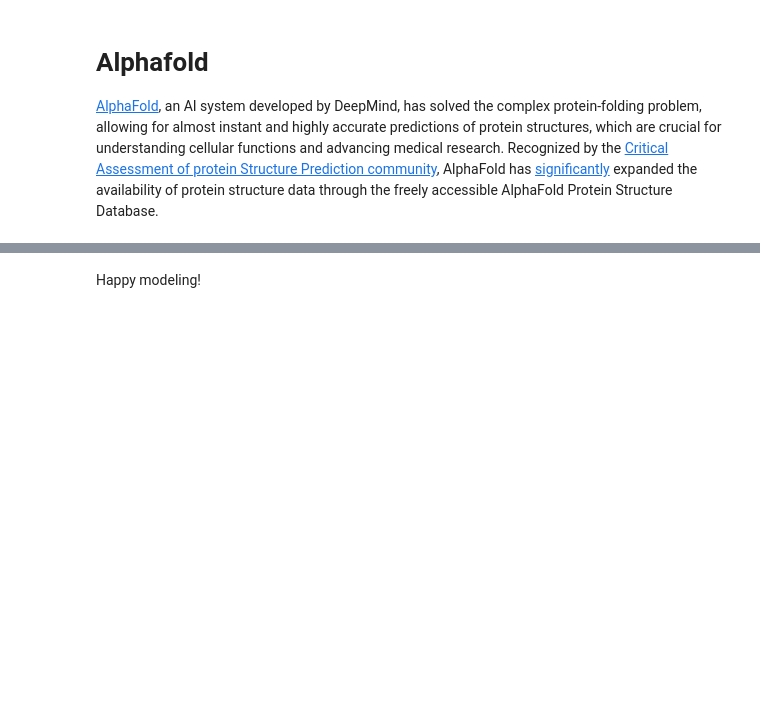
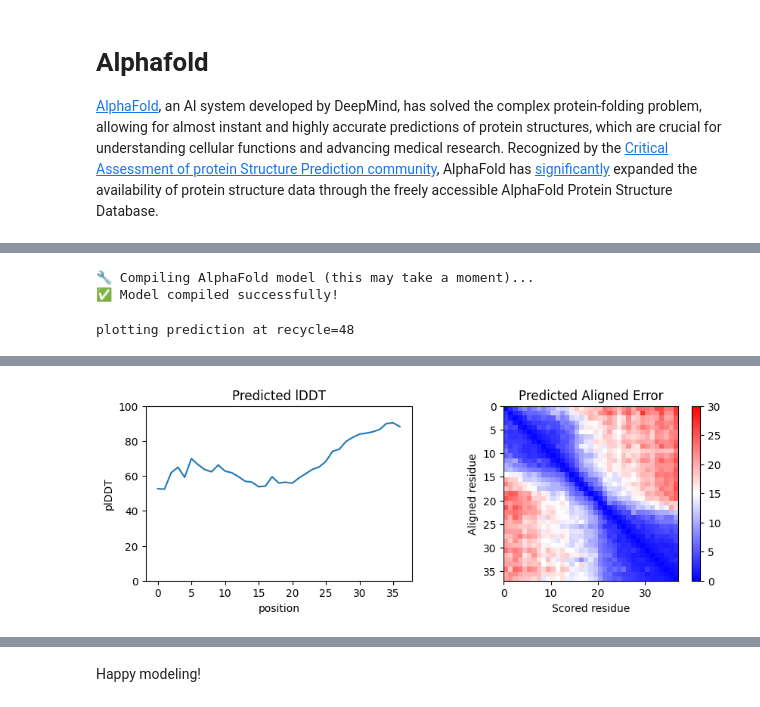
Before and after one commit to LeonBat/Structural-Bioinformatics, a Jupyter notebook: ex02/ex02.ipynb, the cells around one changed output, grey strips where cells are left out. Cells and saved outputs as stored; diff of their text form; code cells hidden in the pictures; blank space fills up the shorter version.

```diff
--- a/ex02/ex02.ipynb
+++ b/ex02/ex02.ipynb
@@ -739,7 +873,7 @@ predict_structure(
 # Cell 3: Predict Structure for a Sequence
 
 # @title Design sequences that fold into TWO HELICES (see figure above)
-sequence = ""  # @param {type:"string"}
+sequence = "ELEALKAELEALKAGPPGSSGPPELEALKAELEALKA"  # @param {type:"string"}
 recycles = 48  # @param ["0", "1", "2", "3", "6", "12", "24", "48"] {type:"raw"}
 color = "rainbow"  # @param ["chain", "confidence", "rainbow"]
 show_sidechains = True  # @param {type:"boolean"}
@@ -752,3 +886,7 @@ predict_structure(
     show_sidechains=show_sidechains,
     show_mainchains=show_mainchains,
 )
+# %% [output]
+🔧 Compiling AlphaFold model (this may take a moment)...
+✅ Model compiled successfully!
+plotting prediction at recycle=48
@@ -754,0 +894 @@ predict_structure(
+[figure, added]
```
Also changed, not shown: parts of 19 cells of this notebook.
